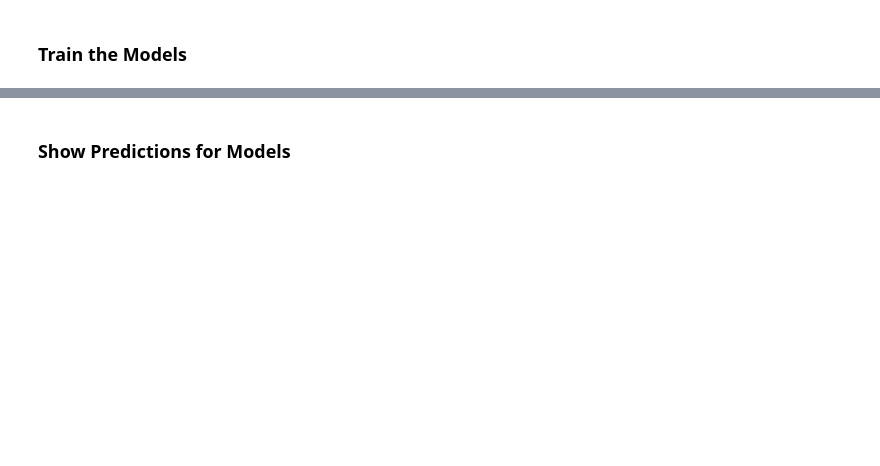
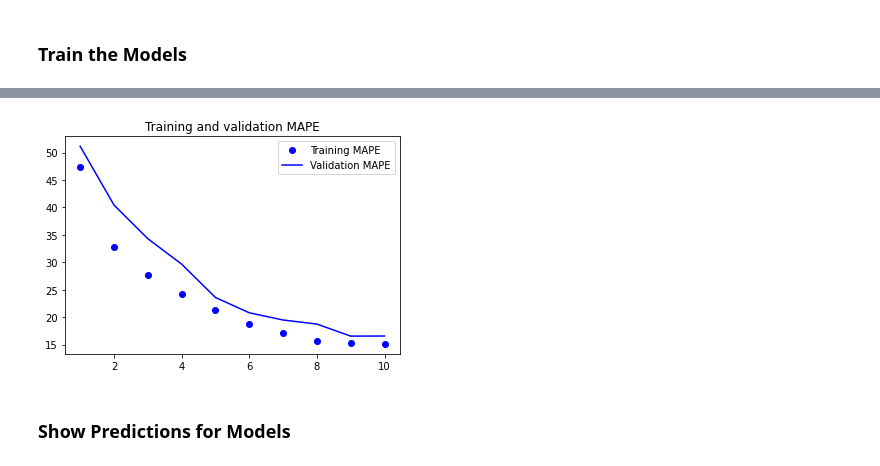
Before and after one commit to mschrader15/homework, a Jupyter notebook: spring-2022/ece-693/HW4/HW4.ipynb, the cells around one changed output, grey strips where cells are left out. Drawn from its saved outputs; the diff is of its cells as text; code cells hidden in the pictures; blank space fills up the shorter version.

```diff
--- a/spring-2022/ece-693/HW4/HW4.ipynb
+++ b/spring-2022/ece-693/HW4/HW4.ipynb
@@ -968,2 +1019,34 @@ dense_predictors: Iterable[DensePredictor] = DensePredictors(
+# %%
+class LTSMPredictor(DensePredictor):
+
+    LEARNING_RATE = 0.001
+    EPOCHS = 10
+
+    def __init__(self, stocks: Iterable[StockPredictor]):
+        super().__init__(stocks)
+
+        self._save_path = "ltsm.keras"
+
+    def build_model(
+        self,
+    ):
+        # build the model
+        inputs = keras.Input(shape=self.input_shape)
+        x = keras.layers.LSTM(264)(inputs)
+        x = keras.layers.Dropout(0.4)(x)
+        outputs = keras.layers.Dense(1)(x)
+        model = keras.Model(inputs, outputs)
+
+        # compile the model
+        optimizer = keras.optimizers.RMSprop(self.LEARNING_RATE)
+        model.compile(
+            optimizer=optimizer,
+            loss="mse",
+            metrics=["mape"],
+        )
+        return model
+# %%
+
+ltsm_predictor = LTSMPredictor(stock_predictors)
 # %% [markdown]
 ### Train the Models
@@ -988,0 +1053,4 @@ FB
+# %%
+ltsm_predictor.train_model()
+ltsm_predictor.plot_training()
+# %% [output]
@@ -989,2 +1077,3 @@ FB
+[figure, added]
 # %% [markdown]
 ### Show Predictions for Models
```
Also changed, not shown: parts of 42 cells of this notebook.
